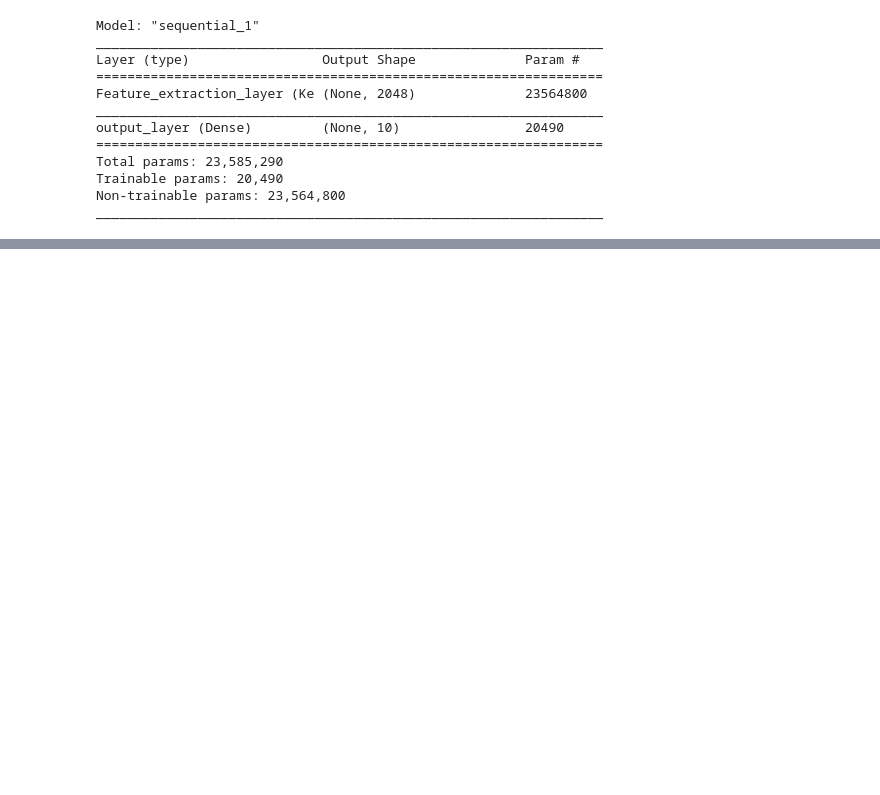
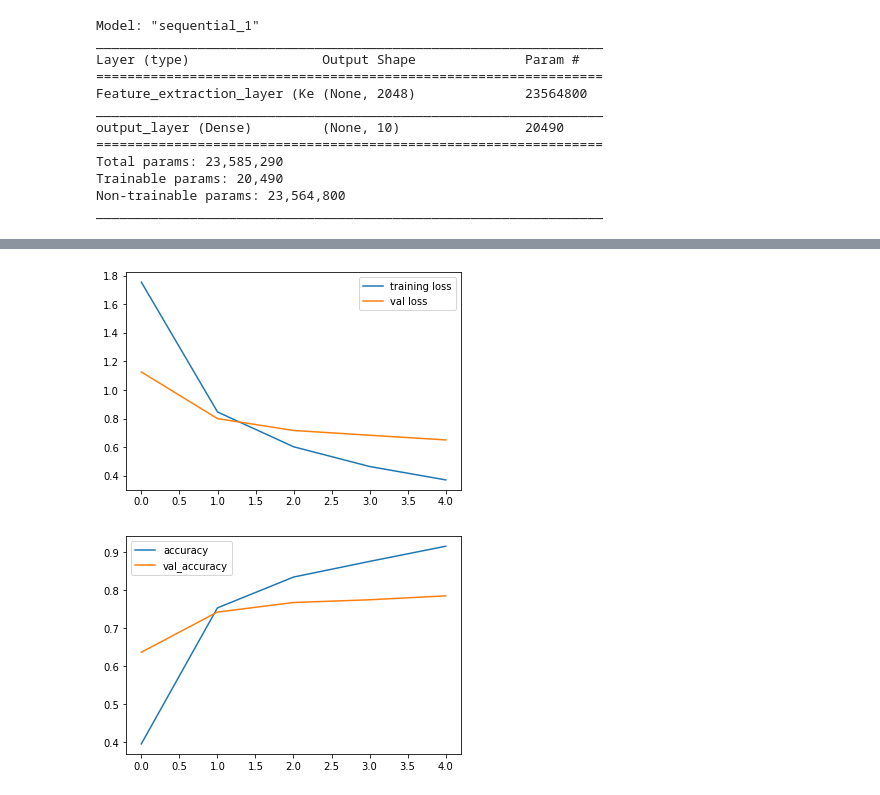
Before and after one commit to hedayet13/learning-tensorflow, a Jupyter notebook: transfer_learning_in_tensorflow_feature_extraction.ipynb, the cells around one changed output, grey strips where cells are left out. Drawn from its saved outputs; the diff is of its cells as text; code cells hidden in the pictures; blank space fills up the shorter version.

```diff
--- a/transfer_learning_in_tensorflow_feature_extraction.ipynb
+++ b/transfer_learning_in_tensorflow_feature_extraction.ipynb
@@ -100,11 +100,12 @@ Found 2500 images belonging to 10 classes.
 # Tensorboard callback
 
 import datetime
-
-def create_tensorboard_callback(dir_name,experiment_name):
-  log_dir = dir_name +"/"+experiment_name + "/"+datetime.datetime.now().strftime("%Y%m%d-%H%M%S")
-  tensorboard_callback = tf.keras.callbacks.Tensorboard(log_dir = log_dir)
-  print(f"saving TnsorBoard log files to : {log_dir}")
+def create_tensorboard_callback(dir_name, experiment_name):
+  log_dir = dir_name + "/" + experiment_name + "/" + datetime.datetime.now().strftime("%Y%m%d-%H%M%S")
+  tensorboard_callback = tf.keras.callbacks.TensorBoard(
+      log_dir=log_dir
+  )
+  print(f"Saving TensorBoard log files to: {log_dir}")
   return tensorboard_callback
 # %%
 resnet_url ='https://tfhub.dev/google/imagenet/resnet_v2_50/feature_vector/5'
@@ -164,0 +198,26 @@ _________________________________________________________________
+# %%
+import matplotlib.pyplot as plt
+
+def plot_loss_curve(history):
+
+  loss =history.history["loss"]
+  val_loss = history.history["val_loss"]
+  accuracy =history.history["accuracy"]
+  val_accuracy = history.history["val_accuracy"]
+
+  epochs = range(len(history.history["loss"]))
+
+  plt.plot(epochs,loss,label = "training loss")
+  plt.plot(epochs,val_loss,label = "val loss")
+  plt.legend()
+
+  plt.figure()
+
+  plt.plot(epochs,accuracy,label = "accuracy")
+  plt.plot(epochs,val_accuracy,label = "val_accuracy")
+  plt.legend()
+# %%
+plot_loss_curve(resnet_history)
+# %% [output]
+[figure, added]
+[figure, added]
```
Also changed, not shown: parts of 15 cells of this notebook.
